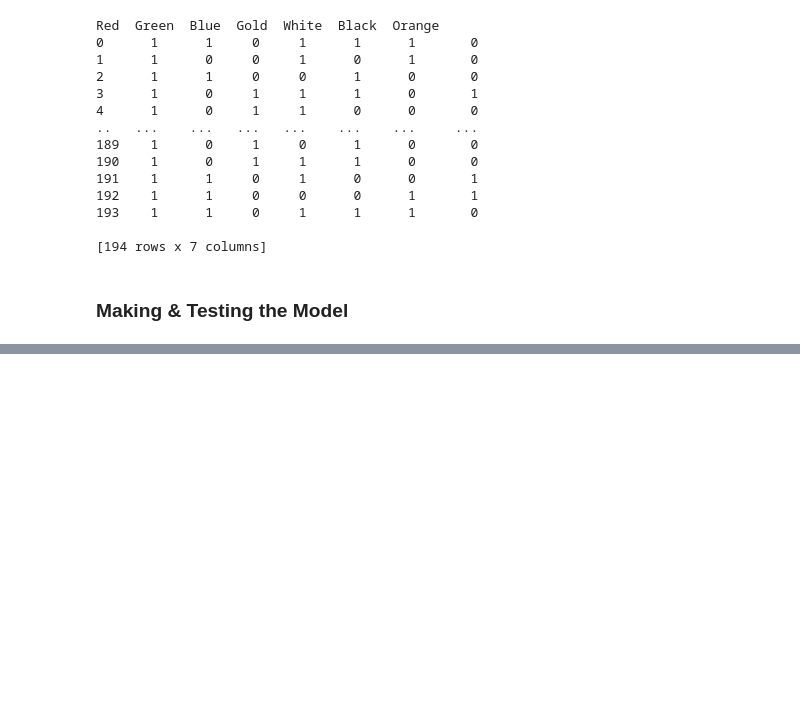
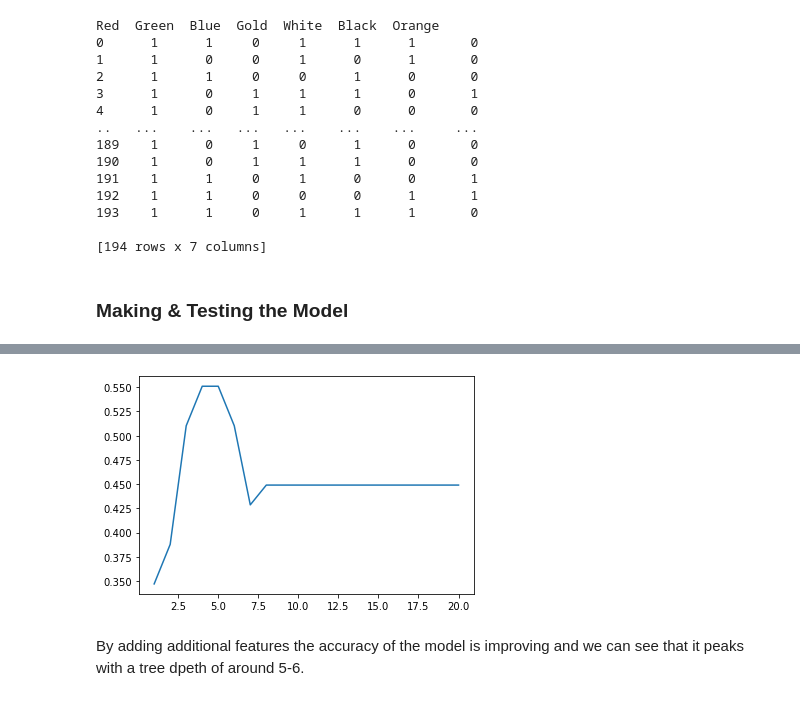
Before and after one commit to mannb986/find_the_flag, a Jupyter notebook: find_the_flag.ipynb, the cells around one changed output, grey strips where cells are left out. Cells and saved outputs as stored; diff of their text form; code cells hidden in the pictures; blank space fills up the shorter version.

```diff
--- a/find_the_flag.ipynb
+++ b/find_the_flag.ipynb
@@ -86,0 +115,22 @@ train_data, test_data, train_labels, test_labels = train_test_split(data, labels
+# %%
+data = flags[["Red", "Green", "Blue", "Gold",
+ "White", "Black", "Orange",
+ "Circles",
+"Crosses","Saltires","Quarters","Sunstars",
+"Crescent","Triangle"]]
+# %%
+train_data, test_data, train_labels, test_labels = train_test_split(data, labels, random_state=1)
+# %%
+scores = []
+for i in range(1, 21):
+    tree = DecisionTreeClassifier(random_state=1, max_depth=i)
+    tree.fit(train_data, train_labels)
+    score = tree.score(test_data, test_labels)
+    scores.append(score)
+# %%
+plt.plot(range(1, 21), scores)
+plt.show()
+# %% [output]
+[figure, added]
+# %% [markdown]
+By adding additional features the accuracy of the model is improving and we can see that it peaks with a tree dpeth of around 5-6.
```
Also changed, not shown: parts of 7 cells of this notebook.
